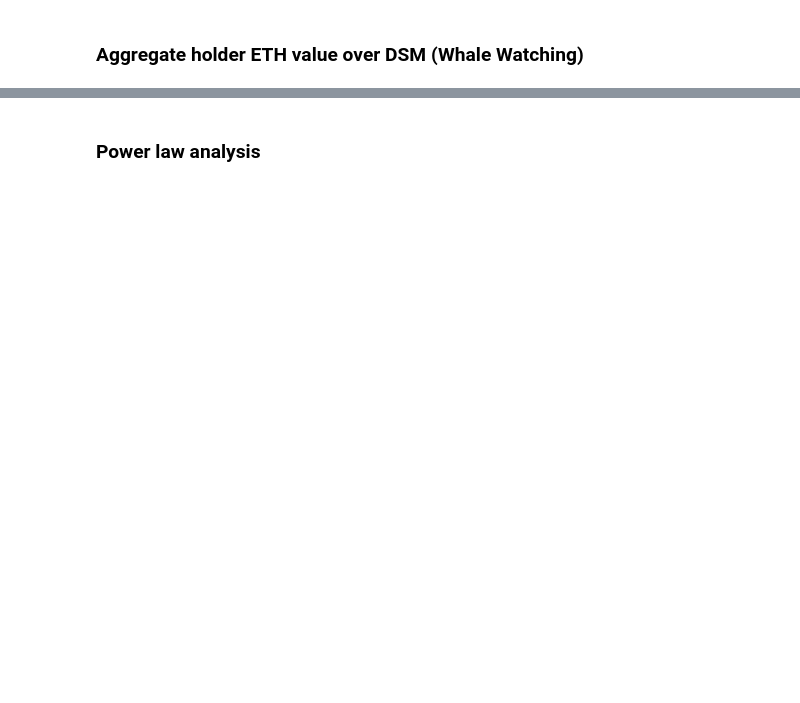
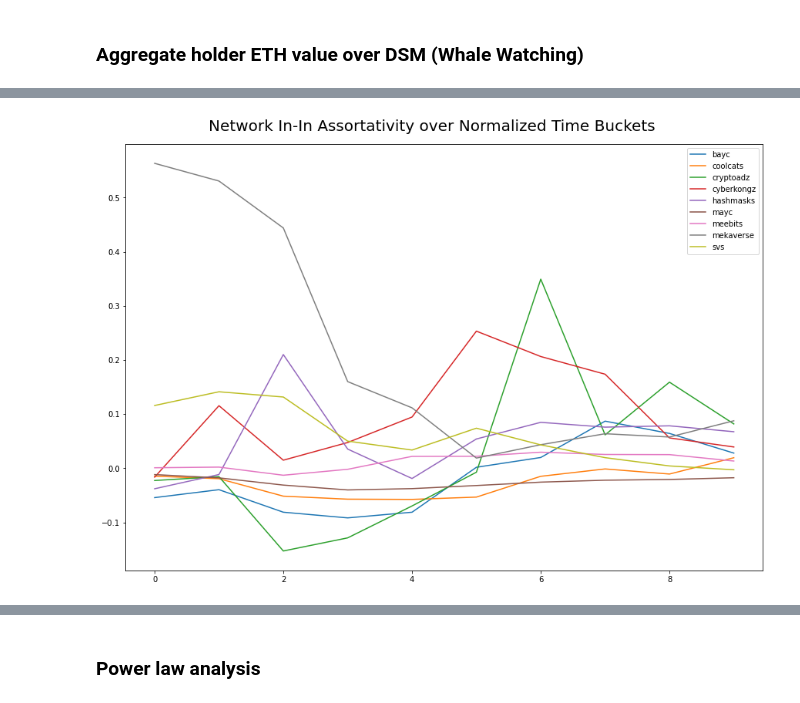
Before and after one commit to blueslurpee/netsci-final-project, a Jupyter notebook: NetSci_Final_EDA.ipynb, the cells around one changed output, grey strips where cells are left out. Saved outputs shown, nothing was run; the diff lists cells and outputs as text; code cells hidden in the pictures; blank space fills up the shorter version.

```diff
--- a/NetSci_Final_EDA.ipynb
+++ b/NetSci_Final_EDA.ipynb
@@ -405,0 +399,4 @@ for project, df_snapshots in dataframes_snapshots.items():
+# %%
+plot_snapshot_attribute_over_time_bucket(df_snapshots, "assortativity_in_in")
+# %% [output]
+[figure, added]
```
Also changed, not shown: parts of 35 cells of this notebook, 50 other files.
